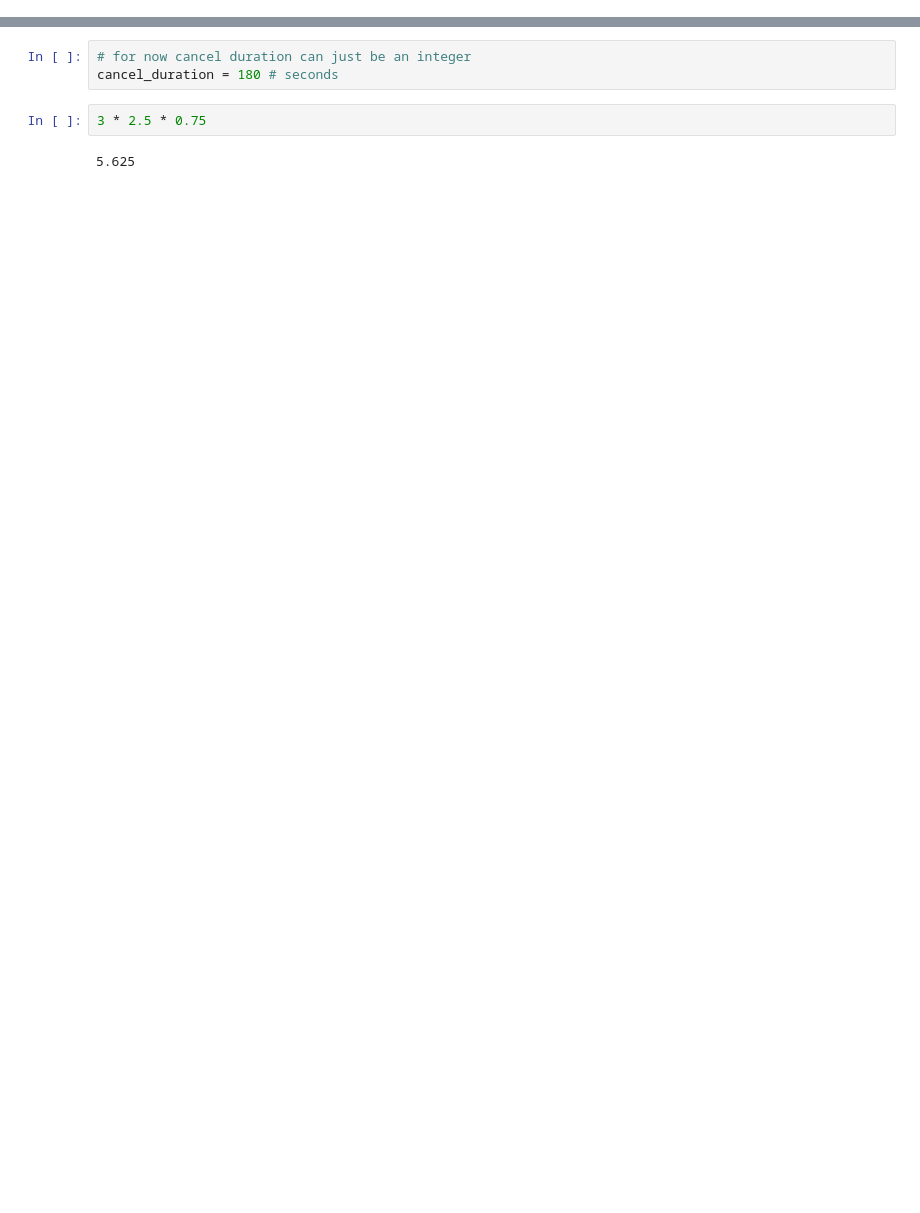
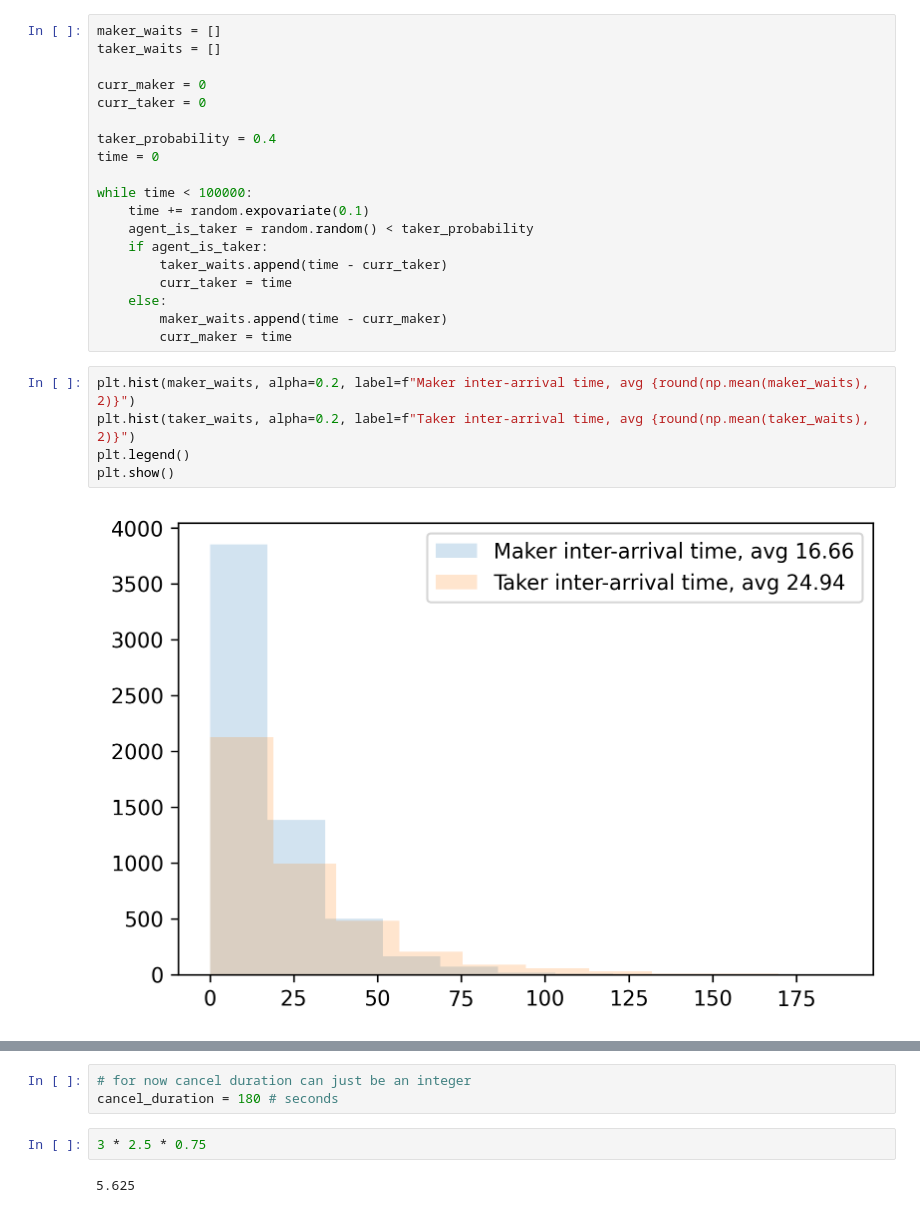
Before and after one commit to albertw-asf/marketSimulationIEOR174, a Jupyter notebook: testing_distributions.ipynb, the cells around one changed output, grey strips where cells are left out. Saved outputs shown, nothing was run; the diff lists cells and outputs as text; blank space fills up the shorter version.

```diff
--- a/testing_distributions.ipynb
+++ b/testing_distributions.ipynb
@@ -6,0 +28,26 @@ import seaborn as sns
+# %%
+maker_waits = []
+taker_waits = []
+
+curr_maker = 0
+curr_taker = 0
+
+taker_probability = 0.4
+time = 0
+
+while time < 100000:
+    time += random.expovariate(0.1)
+    agent_is_taker = random.random() < taker_probability
+    if agent_is_taker:
+        taker_waits.append(time - curr_taker)
+        curr_taker = time
+    else:
+        maker_waits.append(time - curr_maker)
+        curr_maker = time
+# %%
+plt.hist(maker_waits, alpha=0.2, label=f"Maker inter-arrival time, avg {round(np.mean(maker_waits), 2)}")
+plt.hist(taker_waits, alpha=0.2, label=f"Taker inter-arrival time, avg {round(np.mean(taker_waits), 2)}")
+plt.legend()
+plt.show()
+# %% [output]
+[figure, added]
```
Also changed, not shown: parts of 9 cells of this notebook, 5 other files.
